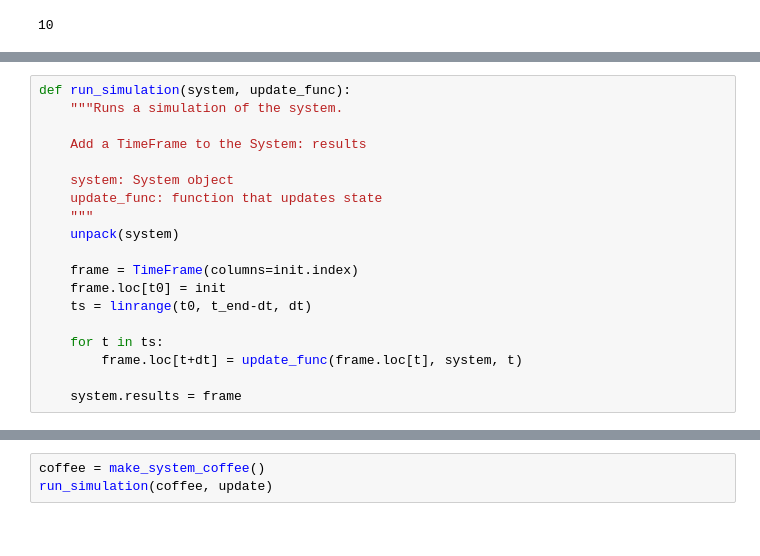
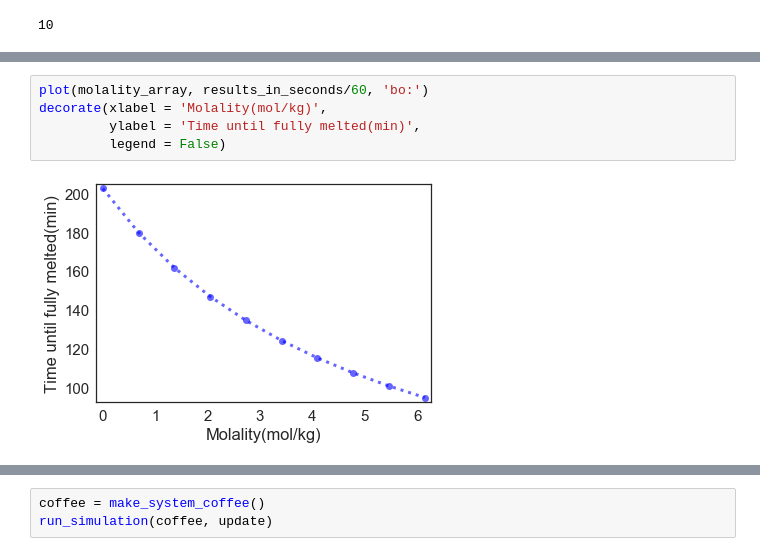
Before and after one commit to 867006905/ModSimPy, a Jupyter notebook: code/Project Two/Project 2.ipynb, the cells around one changed output, grey strips where cells are left out. Cells and saved outputs as stored; diff of their text form.

```diff
--- a/code/Project Two/Project 2.ipynb
+++ b/code/Project Two/Project 2.ipynb
@@ -156,19 +129,7 @@ def update(state, system, t):
-# %%
-def run_simulation(system, update_func):
-    """Runs a simulation of the system.
-
-    Add a TimeFrame to the System: results
-
-    system: System object
-    update_func: function that updates state
-    """
-    unpack(system)
-
-    frame = TimeFrame(columns=init.index)
-    frame.loc[t0] = init
-    ts = linrange(t0, t_end-dt, dt)
-
-    for t in ts:
-        frame.loc[t+dt] = update_func(frame.loc[t], system, t)
-
-    system.results = frame
+# %%
+plot(molality_array, results_in_seconds/60, 'bo:')
+decorate(xlabel = 'Molality(mol/kg)',
+         ylabel = 'Time until fully melted(min)',
+         legend = False)
+# %% [output]
+[figure, added]
```
Also changed, not shown: parts of 13 cells of this notebook.
